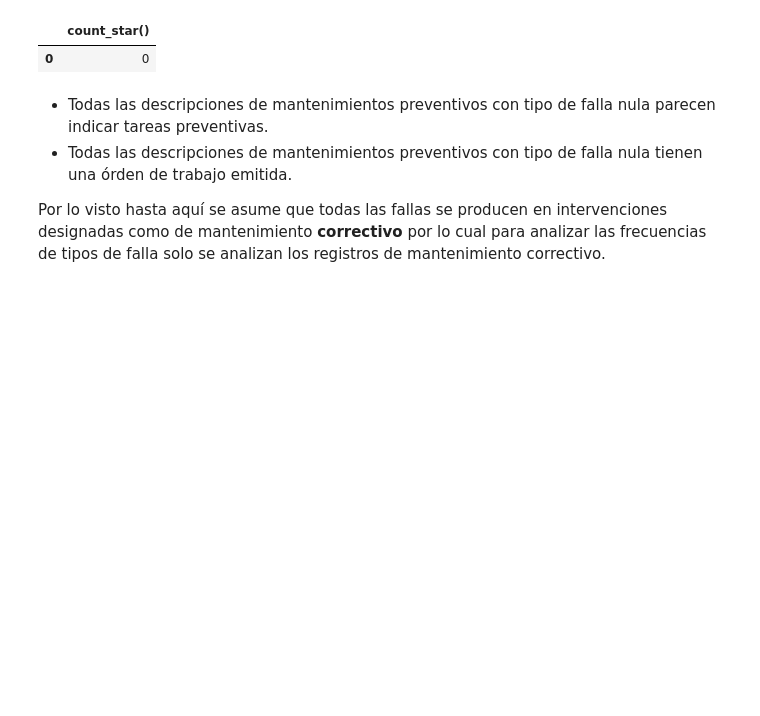
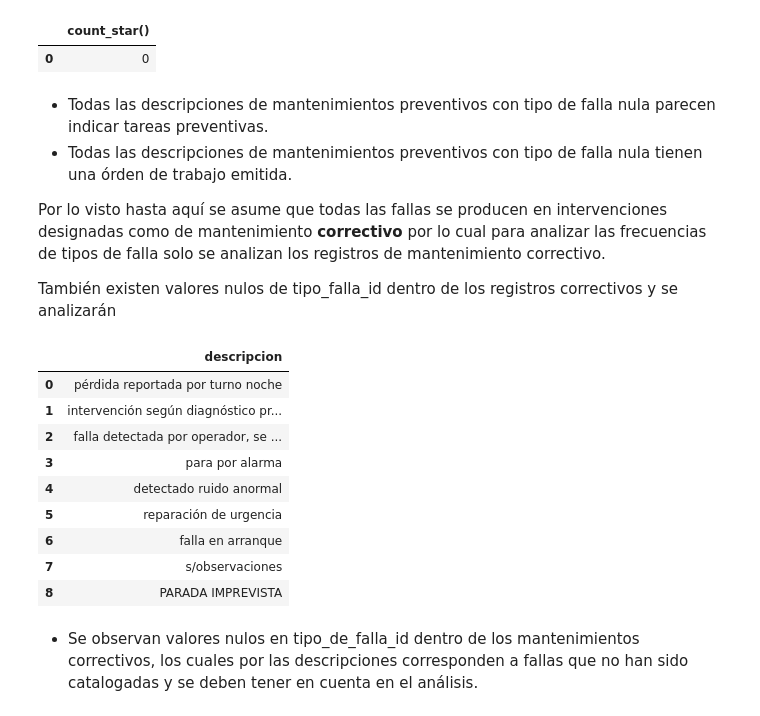
Before and after one commit to dcardone1/Maintenance_System_Analysis, a Jupyter notebook: Analysis.ipynb, the cells around one changed output. Drawn from its saved outputs; the diff is of its cells as text; code cells hidden in the pictures; blank space fills up the shorter version.

```diff
--- a/Analysis.ipynb
+++ b/Analysis.ipynb
@@ -224,6 +224,28 @@ AND orden_id IS NULL;
 - Todas las descripciones de mantenimientos preventivos con tipo de falla nula tienen una órden de trabajo emitida.
 
 Por lo visto hasta aquí se asume que todas las fallas se producen en intervenciones designadas como de mantenimiento **correctivo** por lo cual para analizar las frecuencias de tipos de falla solo se analizan los registros de mantenimiento correctivo.
+
+También existen valores nulos de tipo_falla_id dentro de los registros correctivos y se analizarán
+# %%
+%%sql
+
+SELECT DISTINCT(descripcion)
+FROM eventos_mantenimiento
+WHERE tipo_mantenimiento = 'correctivo'
+AND tipo_falla_id IS NULL;
+# %% [output]
+|  | descripcion |
+| 0 | pérdida reportada por turno noche |
+| 1 | intervención según diagnóstico pr... |
+| 2 | falla detectada por operador, se ... |
+| 3 | para por alarma |
+| 4 | detectado ruido anormal |
+| 5 | reparación de urgencia |
+| 6 | falla en arranque |
+| 7 | s/observaciones |
+| 8 | PARADA IMPREVISTA |
+# %% [markdown]
+- Se observan valores nulos en tipo_de_falla_id dentro de los mantenimientos correctivos, los cuales por las descripciones corresponden a fallas que no han sido catalogadas y se deben tener en cuenta en el análisis.
 # %%
 %%sql
 
```
Also changed, not shown: parts of 9 cells of this notebook.
